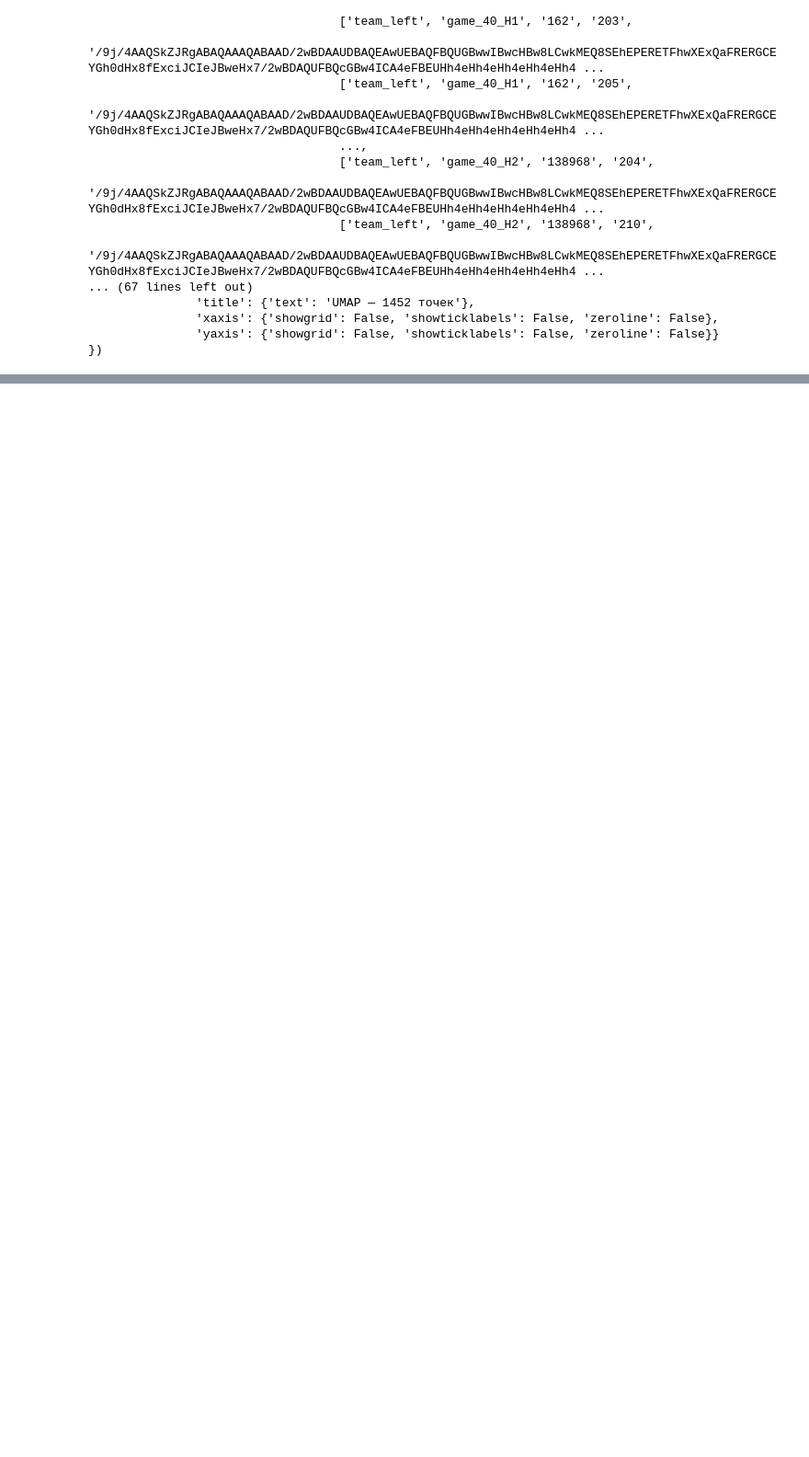
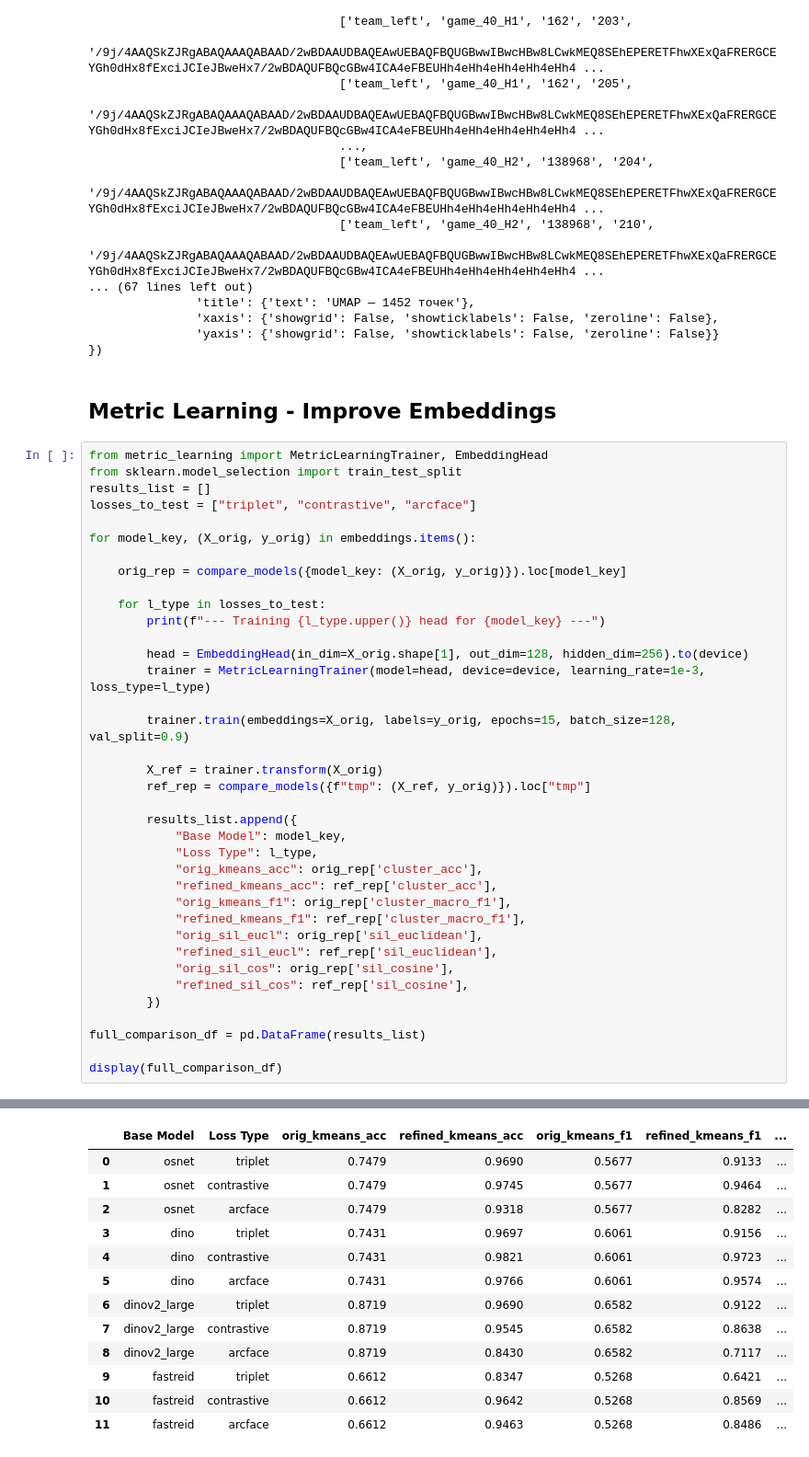
Before and after one commit to Anton9721/Football_Skoltech, a Jupyter notebook: analitics.ipynb, the cells around one changed output, grey strips where cells are left out. Shown at 92% size. Cells and saved outputs as stored; diff of their text form; blank space fills up the shorter version.

```diff
--- a/analitics.ipynb
+++ b/analitics.ipynb
@@ -335,3 +360,43 @@ FigureWidget({
                'xaxis': {'showgrid': False, 'showticklabels': False, 'zeroline': False},
                'yaxis': {'showgrid': False, 'showticklabels': False, 'zeroline': False}}
 })
+# %% [markdown]
+## Metric Learning - Improve Embeddings
+# %%
+from metric_learning import MetricLearningTrainer, EmbeddingHead
+from sklearn.model_selection import train_test_split
+results_list = []
+losses_to_test = ["triplet", "contrastive", "arcface"]
+
+for model_key, (X_orig, y_orig) in embeddings.items():
+
+    orig_rep = compare_models({model_key: (X_orig, y_orig)}).loc[model_key]
+
+    for l_type in losses_to_test:
+        print(f"--- Training {l_type.upper()} head for {model_key} ---")
+
+        head = EmbeddingHead(in_dim=X_orig.shape[1], out_dim=128, hidden_dim=256).to(device)
+        trainer = MetricLearningTrainer(model=head, device=device, learning_rate=1e-3, loss_type=l_type)
+
+        trainer.train(embeddings=X_orig, labels=y_orig, epochs=15, batch_size=128, val_split=0.9)
+
+        X_ref = trainer.transform(X_orig)
+        ref_rep = compare_models({f"tmp": (X_ref, y_orig)}).loc["tmp"]
+
+        results_list.append({
+            "Base Model": model_key,
+            "Loss Type": l_type,
+            "orig_kmeans_acc": orig_rep['cluster_acc'],
+            "refined_kmeans_acc": ref_rep['cluster_acc'],
+            "orig_kmeans_f1": orig_rep['cluster_macro_f1'],
+            "refined_kmeans_f1": ref_rep['cluster_macro_f1'],
+            "orig_sil_eucl": orig_rep['sil_euclidean'],
+            "refined_sil_eucl": ref_rep['sil_euclidean'],
+            "orig_sil_cos": orig_rep['sil_cosine'],
+            "refined_sil_cos": ref_rep['sil_cosine'],
+        })
+
+full_comparison_df = pd.DataFrame(results_list)
+
+display(full_comparison_df)
+# %% [output]
@@ -337,0 +420,13 @@ FigureWidget({
+|  | Base Model | Loss Type | orig_kmeans_acc | refined_kmeans_acc | orig_kmeans_f1 | refined_kmeans_f1 | ... |
+| 0 | osnet | triplet | 0.7479 | 0.9690 | 0.5677 | 0.9133 | ... |
+| 1 | osnet | contrastive | 0.7479 | 0.9745 | 0.5677 | 0.9464 | ... |
+| 2 | osnet | arcface | 0.7479 | 0.9318 | 0.5677 | 0.8282 | ... |
+| 3 | dino | triplet | 0.7431 | 0.9697 | 0.6061 | 0.9156 | ... |
+| 4 | dino | contrastive | 0.7431 | 0.9821 | 0.6061 | 0.9723 | ... |
+| 5 | dino | arcface | 0.7431 | 0.9766 | 0.6061 | 0.9574 | ... |
+| 6 | dinov2_large | triplet | 0.8719 | 0.9690 | 0.6582 | 0.9122 | ... |
+| 7 | dinov2_large | contrastive | 0.8719 | 0.9545 | 0.6582 | 0.8638 | ... |
+| 8 | dinov2_large | arcface | 0.8719 | 0.8430 | 0.6582 | 0.7117 | ... |
+| 9 | fastreid | triplet | 0.6612 | 0.8347 | 0.5268 | 0.6421 | ... |
+| 10 | fastreid | contrastive | 0.6612 | 0.9642 | 0.5268 | 0.8569 | ... |
+| 11 | fastreid | arcface | 0.6612 | 0.9463 | 0.5268 | 0.8486 | ... |
```
Also changed, not shown: parts of 23 cells of this notebook, 1 other file.
